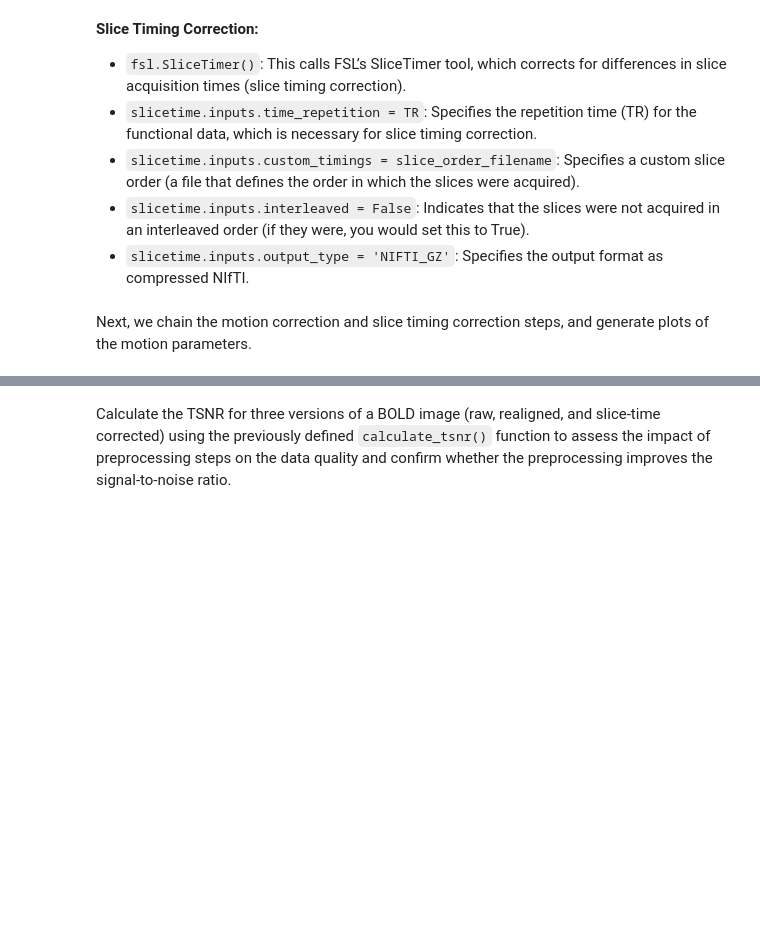
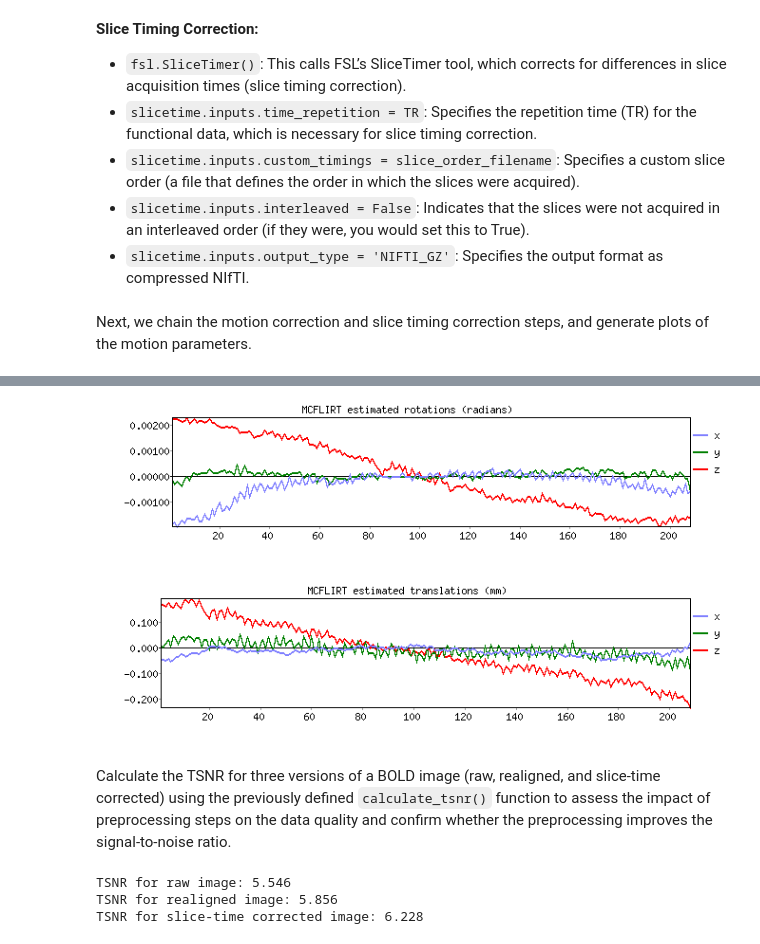
Before and after one commit to mabdelhack/ISN2025, a Jupyter notebook: Notebooks/nb03_Quality-Control-and-Preprocessing.ipynb, the cells around one changed output, grey strips where cells are left out. Saved outputs shown, nothing was run; the diff lists cells and outputs as text; code cells hidden in the pictures; blank space fills up the shorter version.

```diff
--- a/Notebooks/nb03_Quality-Control-and-Preprocessing.ipynb
+++ b/Notebooks/nb03_Quality-Control-and-Preprocessing.ipynb
@@ -715,15 +723,18 @@ preprocessing.run()
 # %%
 # display the motion parameters
 from IPython.display import display
 
 # Display the image
-display(Image(filename='FaceProcessing/scratch/preprocessing/realign/sub-15_task-faceprocessing_run-01_bold_mcf.nii.gz_rot.png', width=800))
-display(Image(filename='FaceProcessing/scratch/preprocessing/realign/sub-15_task-faceprocessing_run-01_bold_mcf.nii.gz_trans.png', width=800))
+display(Image(filename='scratch/preprocessing/realign/sub-15_ses-mri_task-facerecognition_run-01_bold_mcf.nii.gz_rot.png', width=800))
+display(Image(filename='scratch/preprocessing/realign/sub-15_ses-mri_task-facerecognition_run-01_bold_mcf.nii.gz_trans.png', width=800))
+# %% [output]
+[figure, added]
+[figure, added]
 # %% [markdown]
 Calculate the TSNR for three versions of a BOLD image (raw, realigned, and slice-time corrected) using the previously defined `calculate_tsnr()` function to assess the impact of preprocessing steps on the data quality and confirm whether the preprocessing improves the signal-to-noise ratio.
 # %%
-realigned_image = 'FaceProcessing/scratch/preprocessing/realign/sub-15_task-faceprocessing_run-01_bold_mcf.nii.gz'
-slicetime_corrected_image = 'FaceProcessing/scratch/preprocessing/slicetime/sub-15_task-faceprocessing_run-01_bold_mcf_st.nii.gz'
+realigned_image = 'scratch/preprocessing/realign/sub-15_ses-mri_task-facerecognition_run-01_bold_mcf.nii.gz'
+slicetime_corrected_image = 'scratch/preprocessing/slicetime/sub-15_ses-mri_task-facerecognition_run-01_bold_mcf_st.nii.gz'
 
 tsnr_raw = calculate_tsnr(bold_run1)
 tsnr_realign = calculate_tsnr(realigned_image)
@@ -732,3 +743,7 @@ tsnr_slicetime = calculate_tsnr(slicetime_corrected_image)
 print(f"TSNR for raw image: {tsnr_raw:.3f}")
 print(f"TSNR for realigned image: {tsnr_realign:.3f}")
 print(f"TSNR for slice-time corrected image: {tsnr_slicetime:.3f}")
+# %% [output]
+TSNR for raw image: 5.546
+TSNR for realigned image: 5.856
+TSNR for slice-time corrected image: 6.228
```
Also changed, not shown: parts of 6 cells of this notebook, 5 other files.
